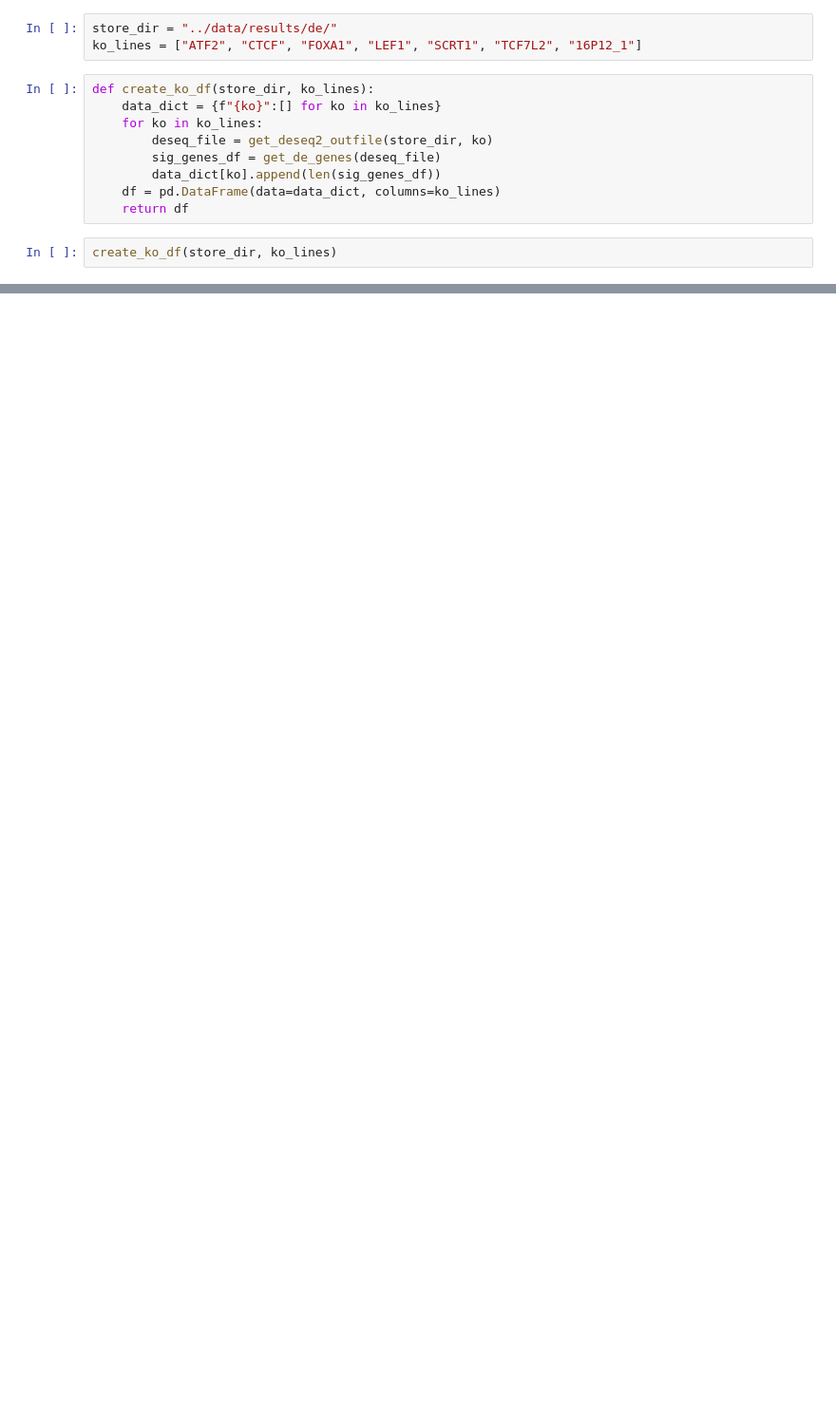
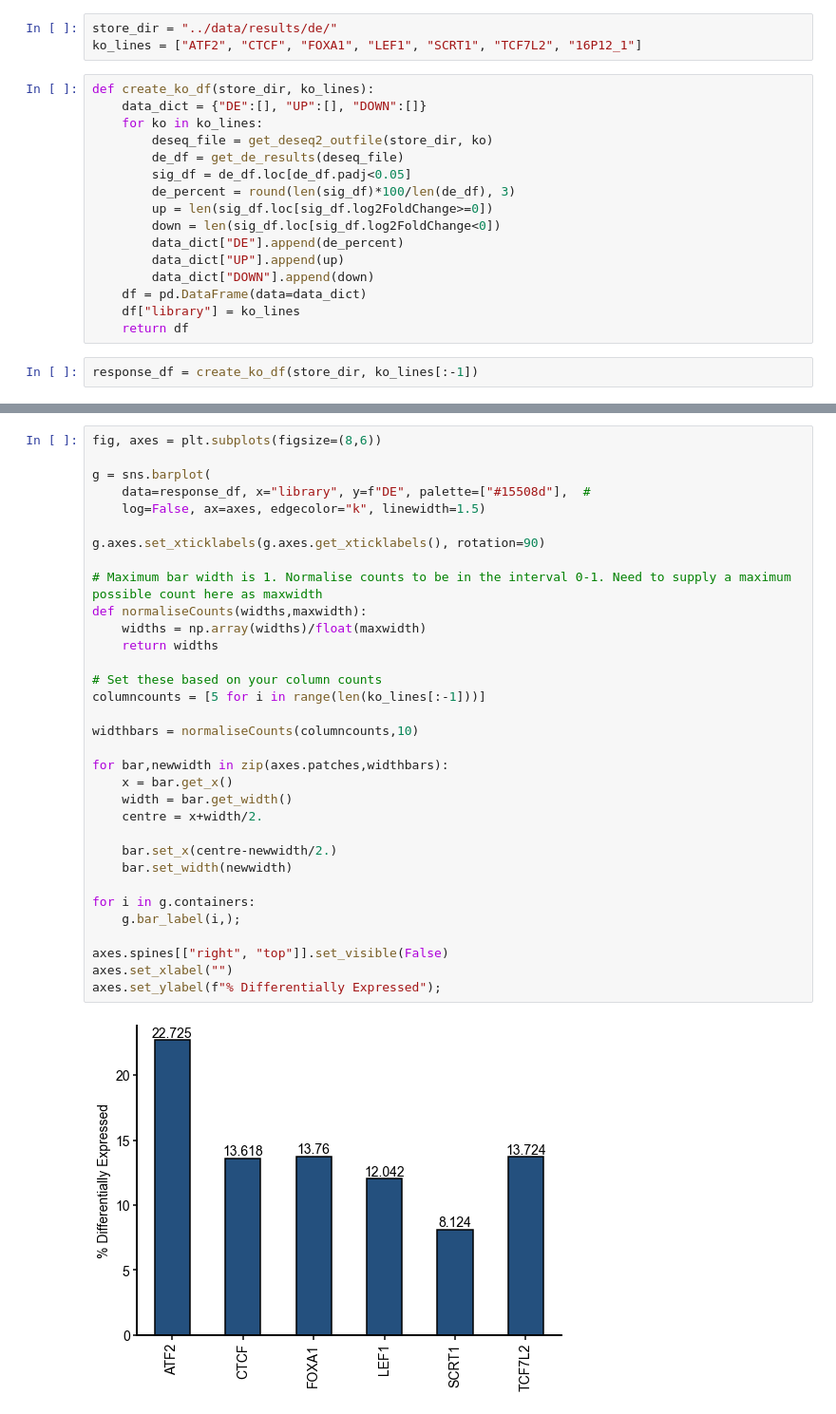
Before and after one commit to deeprob/starrseq_results, a Jupyter notebook: 5_compare_expression_ko_vs_wt/notebooks/0_compare_da_with_de_number.ipynb, the cells around one changed output, grey strips where cells are left out. Shown: that part at 95% size. Cells and saved outputs as stored; diff of their text form; blank space fills up the shorter version.

```diff
--- a/5_compare_expression_ko_vs_wt/notebooks/0_compare_da_with_de_number.ipynb
+++ b/5_compare_expression_ko_vs_wt/notebooks/0_compare_da_with_de_number.ipynb
@@ -15,12 +35,19 @@ store_dir = "../data/results/de/"
 ko_lines = ["ATF2", "CTCF", "FOXA1", "LEF1", "SCRT1", "TCF7L2", "16P12_1"]
 # %%
 def create_ko_df(store_dir, ko_lines):
-    data_dict = {f"{ko}":[] for ko in ko_lines}
+    data_dict = {"DE":[], "UP":[], "DOWN":[]}
     for ko in ko_lines:
         deseq_file = get_deseq2_outfile(store_dir, ko)
-        sig_genes_df = get_de_genes(deseq_file)
-        data_dict[ko].append(len(sig_genes_df))
-    df = pd.DataFrame(data=data_dict, columns=ko_lines)
+        de_df = get_de_results(deseq_file)
+        sig_df = de_df.loc[de_df.padj<0.05]
+        de_percent = round(len(sig_df)*100/len(de_df), 3)
+        up = len(sig_df.loc[sig_df.log2FoldChange>=0])
+        down = len(sig_df.loc[sig_df.log2FoldChange<0])
+        data_dict["DE"].append(de_percent)
+        data_dict["UP"].append(up)
+        data_dict["DOWN"].append(down)
+    df = pd.DataFrame(data=data_dict)
+    df["library"] = ko_lines
     return df
 # %%
-create_ko_df(store_dir, ko_lines)
+response_df = create_ko_df(store_dir, ko_lines[:-1])
@@ -29,0 +56,35 @@ create_ko_df(store_dir, ko_lines)
+# %%
+fig, axes = plt.subplots(figsize=(8,6))
+
+g = sns.barplot(
+    data=response_df, x="library", y=f"DE", palette=["#15508d"],  #
+    log=False, ax=axes, edgecolor="k", linewidth=1.5)
+
+g.axes.set_xticklabels(g.axes.get_xticklabels(), rotation=90)
+
+# Maximum bar width is 1. Normalise counts to be in the interval 0-1. Need to supply a maximum possible count here as maxwidth
+def normaliseCounts(widths,maxwidth):
+    widths = np.array(widths)/float(maxwidth)
+    return widths
+
+# Set these based on your column counts
+columncounts = [5 for i in range(len(ko_lines[:-1]))]
+
+widthbars = normaliseCounts(columncounts,10)
+
+for bar,newwidth in zip(axes.patches,widthbars):
+    x = bar.get_x()
+    width = bar.get_width()
+    centre = x+width/2.
+
+    bar.set_x(centre-newwidth/2.)
+    bar.set_width(newwidth)
+
+for i in g.containers:
+    g.bar_label(i,);
+
+axes.spines[["right", "top"]].set_visible(False)
+axes.set_xlabel("")
+axes.set_ylabel(f"% Differentially Expressed");
+# %% [output]
+[figure, added]
```
Also changed, not shown: parts of 9 cells of this notebook, 5 other files.
